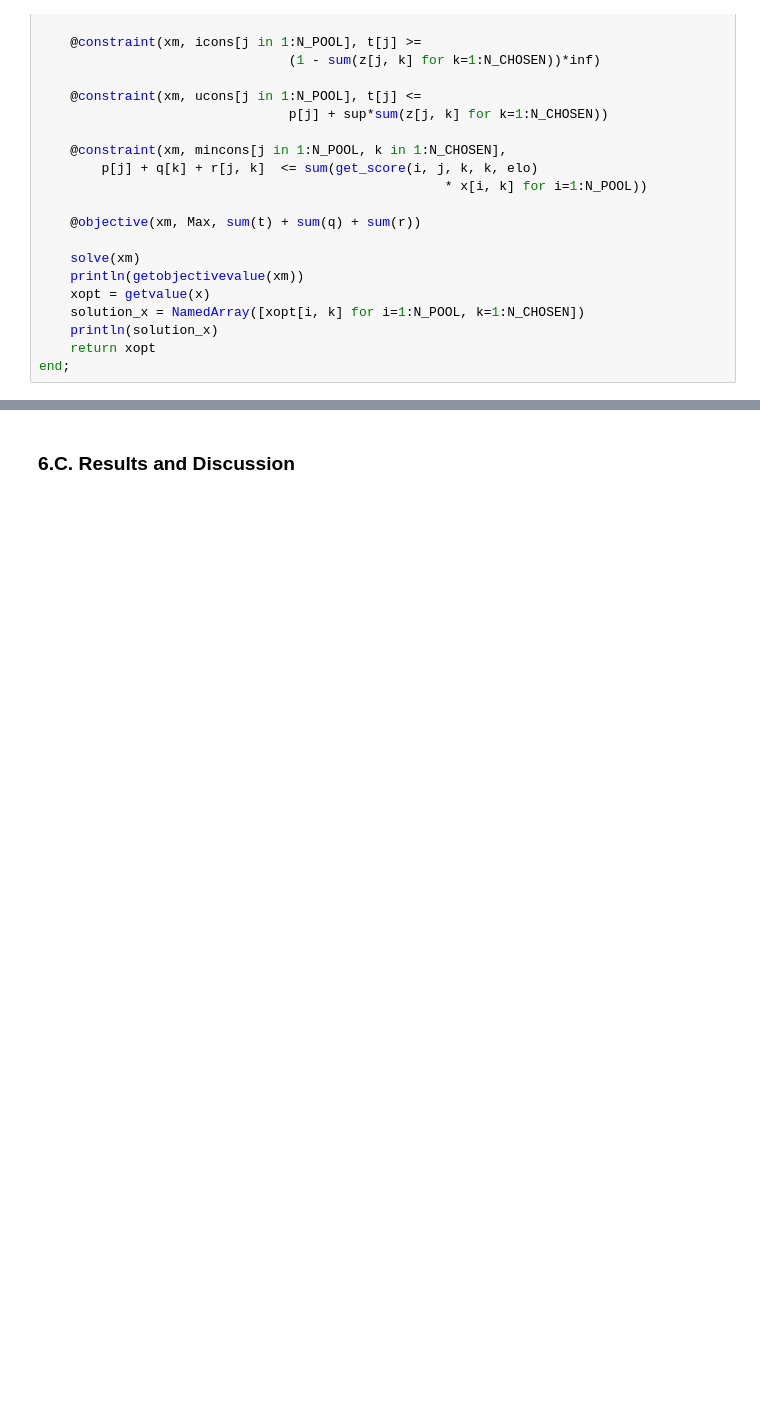
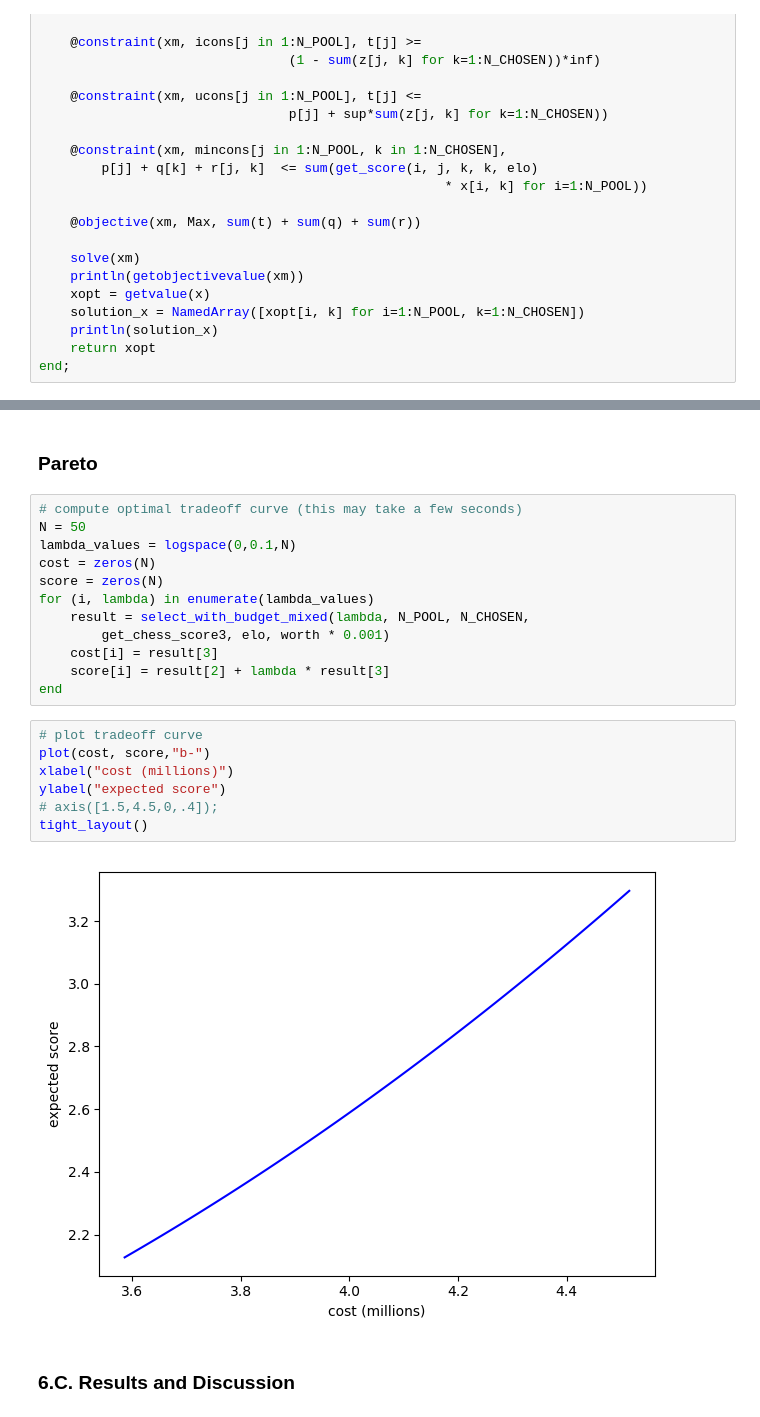
Before and after one commit to tuanqdinh/GameStrategyOptimization, a Jupyter notebook: project_report_template.ipynb, the cells around one changed output, grey strips where cells are left out. Saved outputs shown, nothing was run; the diff lists cells and outputs as text; blank space fills up the shorter version.

Commit message:
heatmap and pareto

```diff
--- a/project_report_template.ipynb
+++ b/project_report_template.ipynb
@@ -857,4 +844,27 @@ function select_with_budget_mixed(lambda, N_POOL, N_CHOSEN, get_score, elo)
 end;
+# %% [markdown]
+### Pareto
+# %%
+# compute optimal tradeoff curve (this may take a few seconds)
+N = 50
+lambda_values = logspace(0,0.1,N)
+cost = zeros(N)
+score = zeros(N)
+for (i, lambda) in enumerate(lambda_values)
+    result = select_with_budget_mixed(lambda, N_POOL, N_CHOSEN,
+        get_chess_score3, elo, worth * 0.001)
+    cost[i] = result[3]
+    score[i] = result[2] + lambda * result[3]
+end
+# %%
+# plot tradeoff curve
+plot(cost, score,"b-")
+xlabel("cost (millions)")
+ylabel("expected score")
+# axis([1.5,4.5,0,.4]);
+tight_layout()
+# %% [output]
+[figure, added]
 # %% [markdown]
 ### 6.C. Results and Discussion ###
 # %%
```
Also changed, not shown: parts of 17 cells of this notebook, 1 other file.
